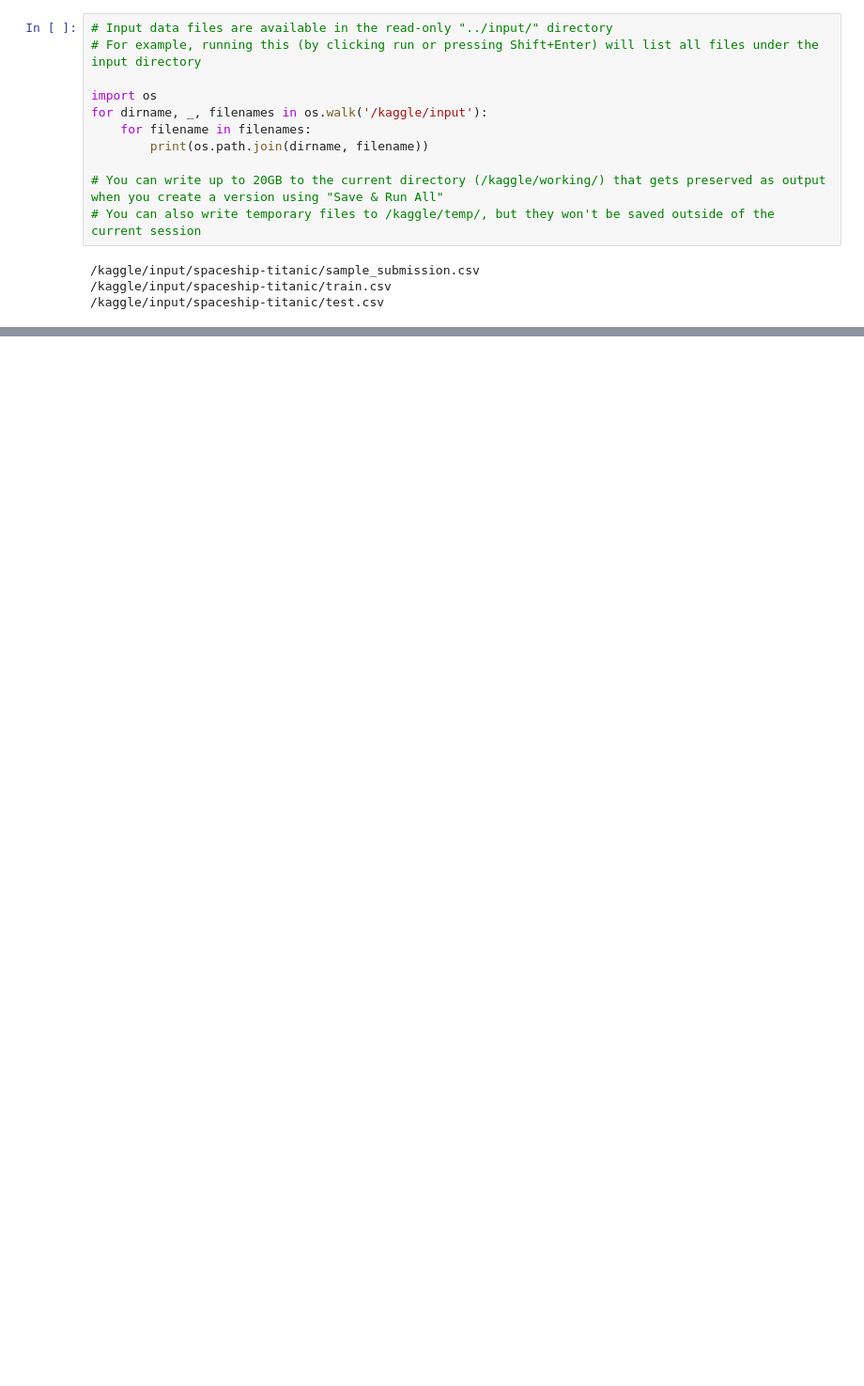
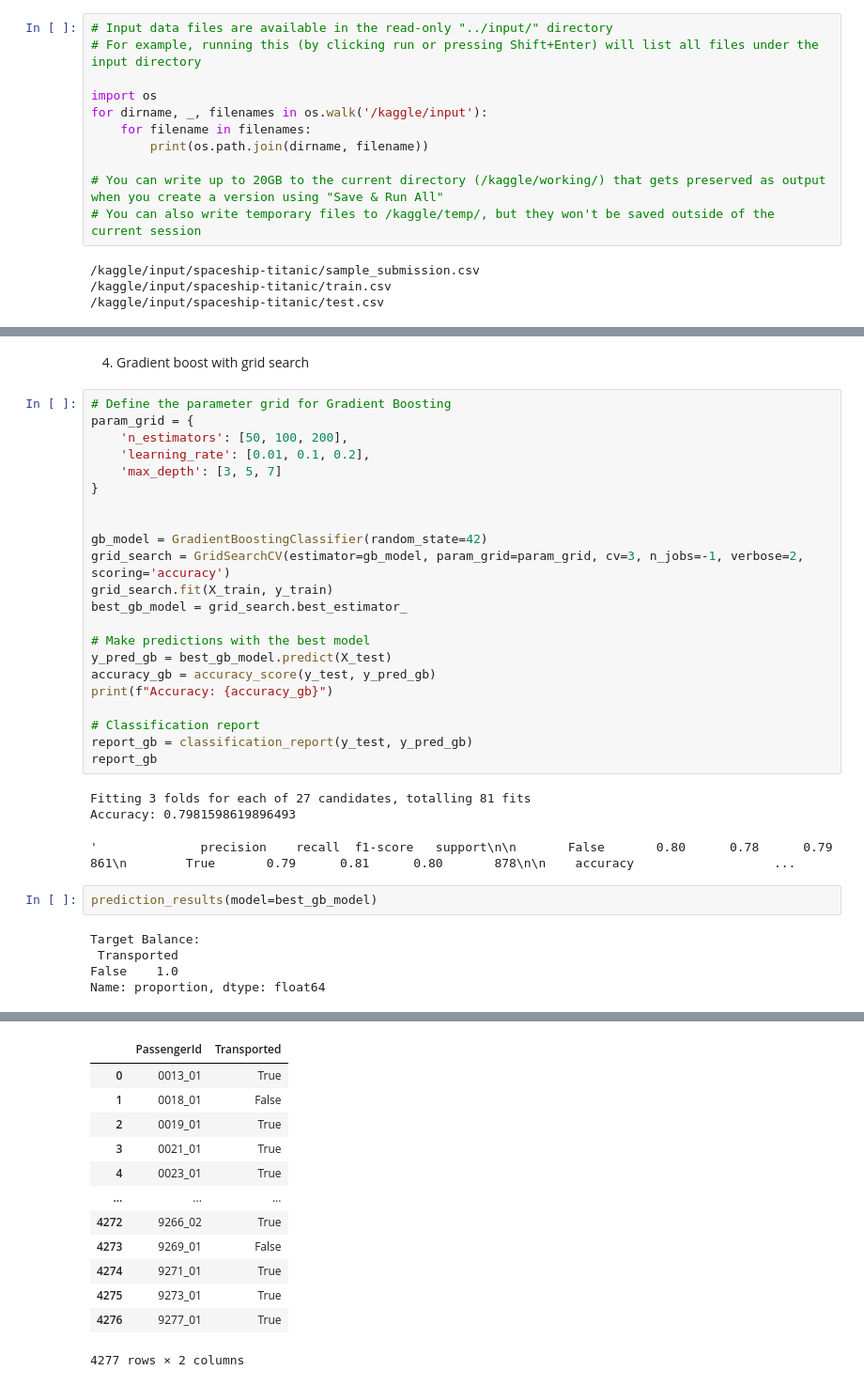
Before and after one commit to shamisolchikamhi/Data-Crusade, a Jupyter notebook: Titanic Spaceship/titan-spaceship.ipynb, the cells around one changed output, grey strips where cells are left out. Shown: that part at 94% size. Saved outputs shown, nothing was run; the diff lists cells and outputs as text; blank space fills up the shorter version.

```diff
--- a/Titanic Spaceship/titan-spaceship.ipynb
+++ b/Titanic Spaceship/titan-spaceship.ipynb
@@ -61,0 +379,35 @@ data_types, numerical_summary, unique_counts, missing_values
+# %% [markdown]
+4. Gradient boost with grid search
+# %%
+# Define the parameter grid for Gradient Boosting
+param_grid = {
+    'n_estimators': [50, 100, 200],
+    'learning_rate': [0.01, 0.1, 0.2],
+    'max_depth': [3, 5, 7]
+}
+
+
+gb_model = GradientBoostingClassifier(random_state=42)
+grid_search = GridSearchCV(estimator=gb_model, param_grid=param_grid, cv=3, n_jobs=-1, verbose=2, scoring='accuracy')
+grid_search.fit(X_train, y_train)
+best_gb_model = grid_search.best_estimator_
+
+# Make predictions with the best model
+y_pred_gb = best_gb_model.predict(X_test)
+accuracy_gb = accuracy_score(y_test, y_pred_gb)
+print(f"Accuracy: {accuracy_gb}")
+
+# Classification report
+report_gb = classification_report(y_test, y_pred_gb)
+report_gb
+# %% [output]
+Fitting 3 folds for each of 27 candidates, totalling 81 fits
+Accuracy: 0.7981598619896493
+'              precision    recall  f1-score   support\n\n       False       0.80      0.78      0.79       861\n        True       0.79      0.81      0.80       878\n\n    accuracy                   ...
+# %%
+prediction_results(model=best_gb_model)
+# %% [output]
+Target Balance:
+ Transported
+False    1.0
+Name: proportion, dtype: float64
@@ -61,0 +431,13 @@ data_types, numerical_summary, unique_counts, missing_values
+|  | PassengerId | Transported |
+| 0 | 0013_01 | True |
+| 1 | 0018_01 | False |
+| 2 | 0019_01 | True |
+| 3 | 0021_01 | True |
+| 4 | 0023_01 | True |
+| ... | ... | ... |
+| 4272 | 9266_02 | True |
+| 4273 | 9269_01 | False |
+| 4274 | 9271_01 | True |
+| 4275 | 9273_01 | True |
+| 4276 | 9277_01 | True |
+4277 rows × 2 columns
```
Also changed, not shown: parts of 16 cells of this notebook, 1 other file.
